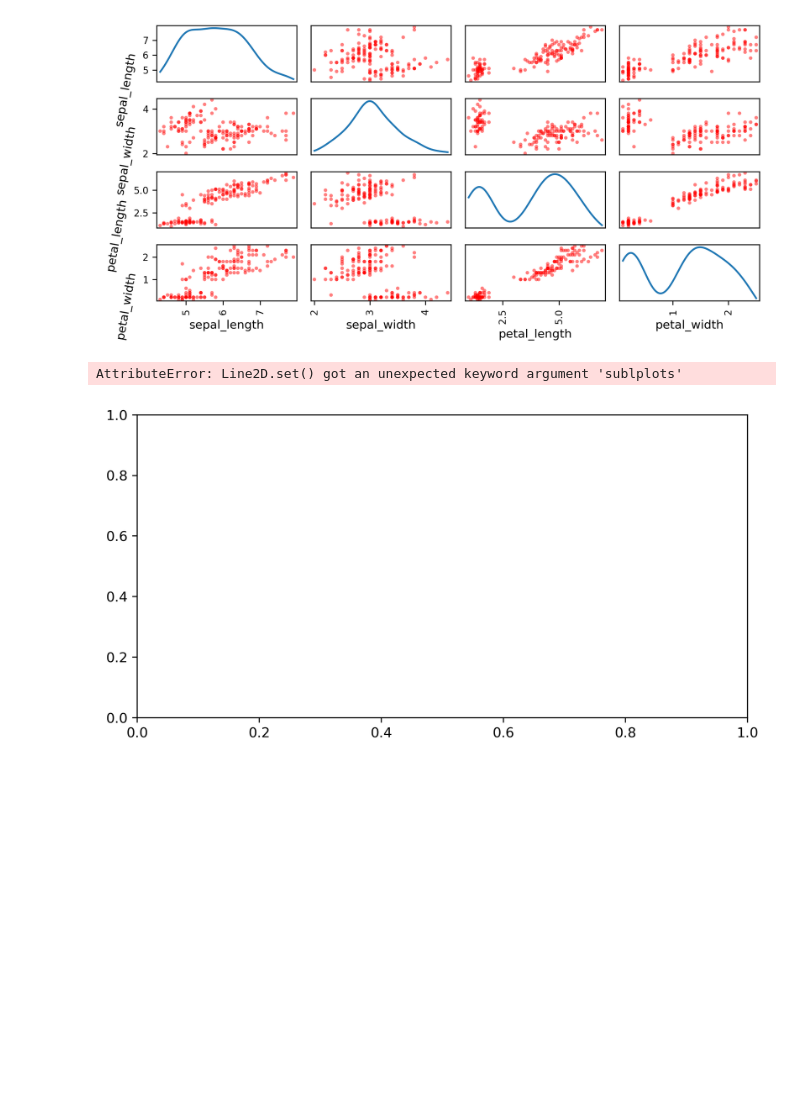
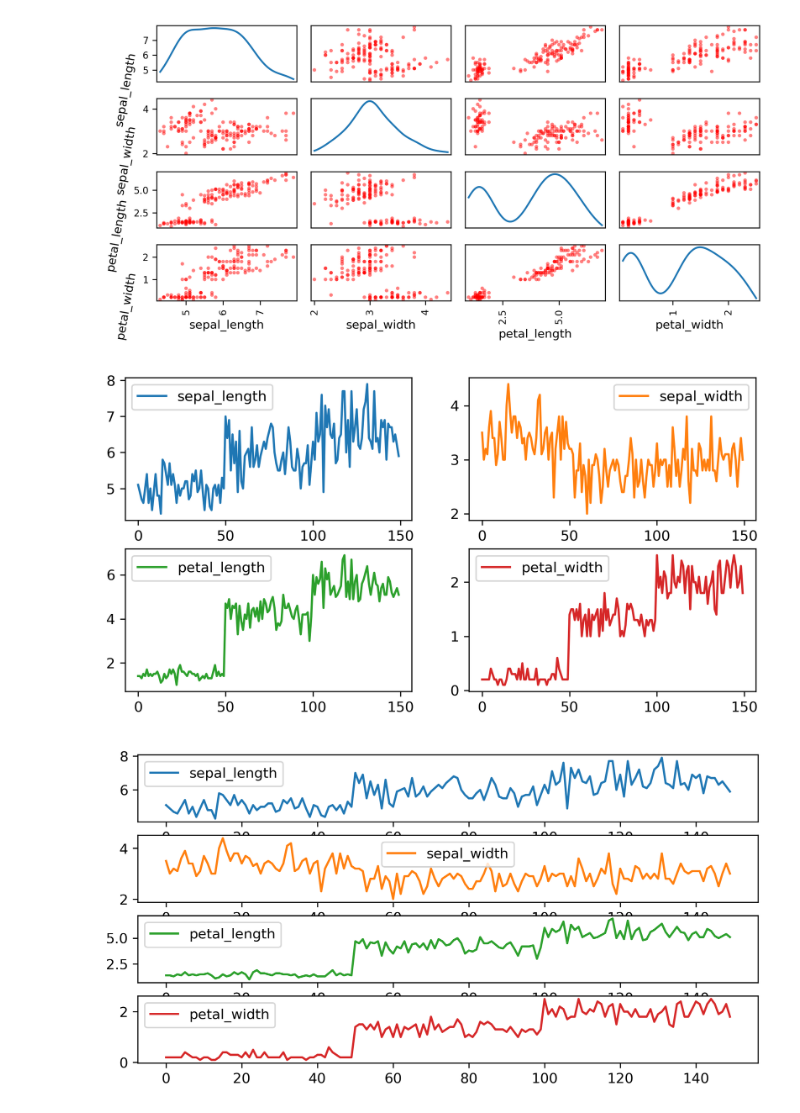
Before and after one commit to saxovia/ml-practice, a Jupyter notebook: 5 - data visualization/DataVis.ipynb, the cells around one changed output. Saved outputs shown, nothing was run; the diff lists cells and outputs as text; code cells hidden in the pictures; blank space fills up the shorter version.

```diff
--- a/5 - data visualization/DataVis.ipynb
+++ b/5 - data visualization/DataVis.ipynb
@@ -151,7 +151,8 @@ plt.tight_layout()
 # %% [output]
 [figure]
 # %%
-ax = df.plot(sublplots=True)
+ax = df.plot(subplots=True, sharex=False, layout=(2,2))
+ax = df.plot(subplots=True, sharex=False)
 # %% [output]
-AttributeError: Line2D.set() got an unexpected keyword argument 'sublplots'
-[figure, old version]
+[figure, new version]
+[figure, added]
```
